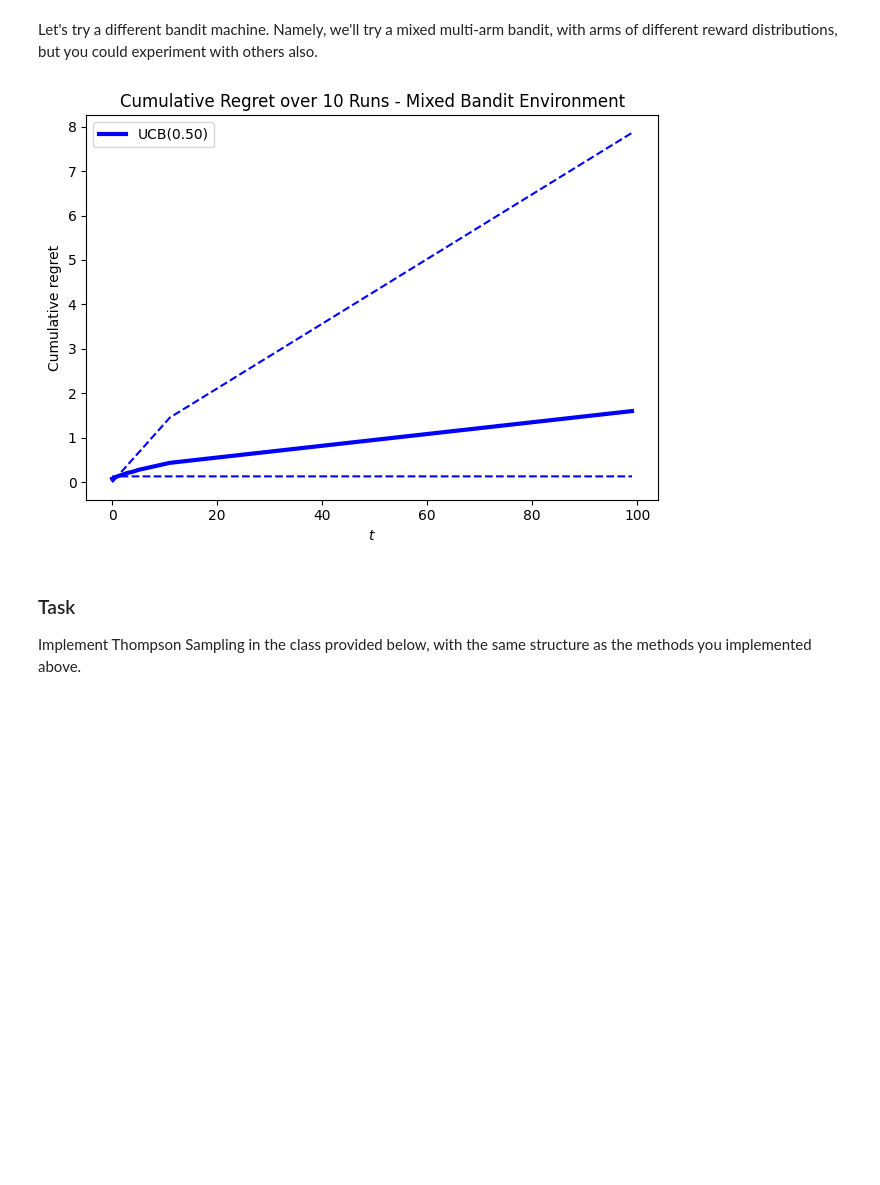
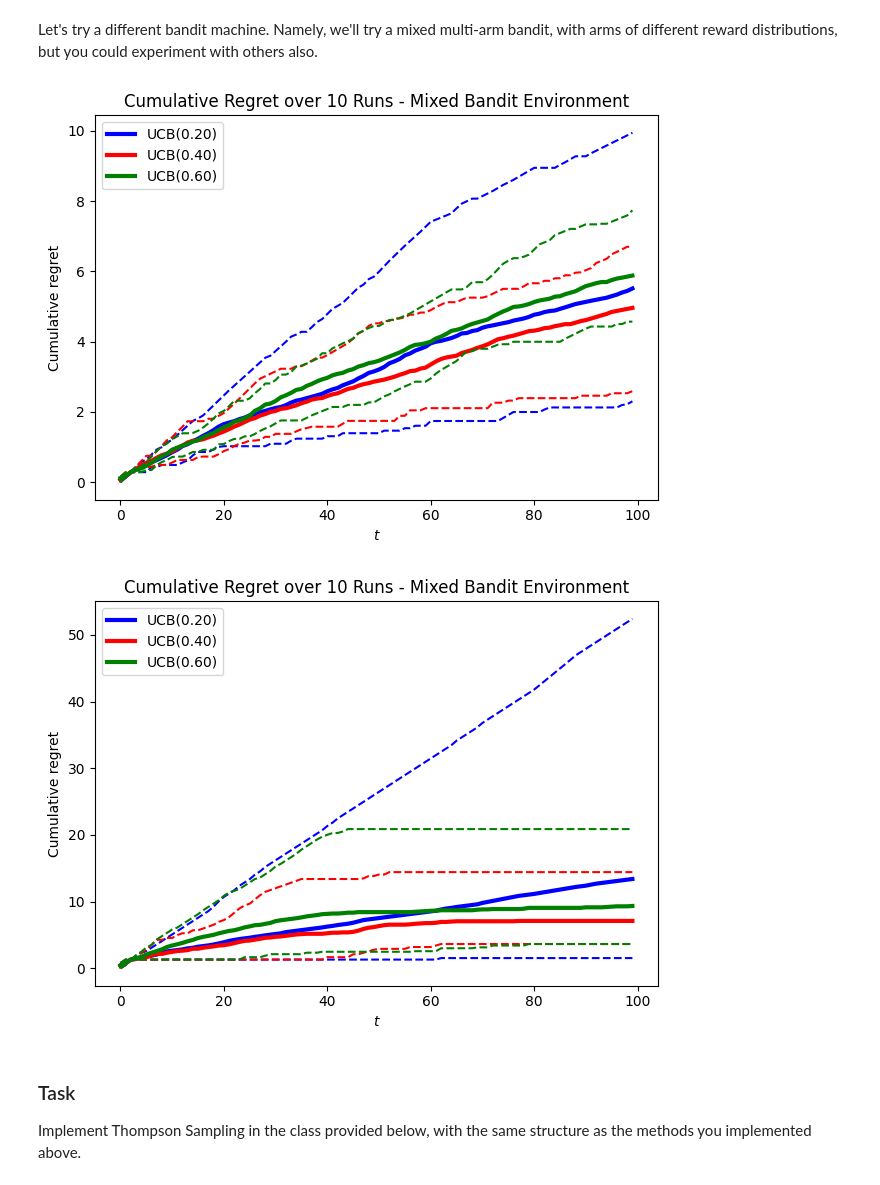
Before and after one commit to rafinhafpb/ML-Autonomous-Agents, a Jupyter notebook: TP3/Lab_03.ipynb, the cells around one changed output. Cells and saved outputs as stored; diff of their text form; code cells hidden in the pictures; blank space fills up the shorter version.

```diff
--- a/TP3/Lab_03.ipynb
+++ b/TP3/Lab_03.ipynb
@@ -285,18 +287,17 @@ class UCB():
         self.t = 0
 
     def act(self):
+        ''' balance exploration and exploitation by encourages the agent to pick arms with high average rewards, but ensures that arms with fewer pulls are favored '''
+        self.t += 1
         if (min(self.nbDraws)==0):
             return randmax(-self.nbDraws)
         else:
-            return randmax(self.cumRewards/self.nbDraws + np.sqrt(self.alpha*np.log(self.t+1)/self.nbDraws))
+            return randmax(self.cumRewards/self.nbDraws + np.sqrt(self.alpha*np.log(self.t)/self.nbDraws))
 
     def update(self,a,r):
         self.cumRewards[a] = self.cumRewards[a] + r
         self.nbDraws[a] = self.nbDraws[a] + 1
 
-    def render(env):
-        return env.render()
-
     def name(self):
         return "UCB(%3.2f)" % self.alpha
 # %% [markdown]
@@ -310,12 +310,19 @@ env_G.render() # ,fname="bandit_ucb_trained.pdf"
 # %% [markdown]
 Let's try a different bandit machine. Namely, we'll try a mixed multi-arm bandit, with arms of different reward distributions, but you could experiment with others also.
 # %%
-from bandit_machines import MixedMAB, TruncatedExponential, Bernoulli
+from bandit_machines import MixedMAB, TruncatedExponential, Bernoulli, Gaussian
 # You should play around with different types of bandit environments here
+
 env_M = MixedMAB([TruncatedExponential(2, 1), Bernoulli(0.3), TruncatedExponential(3.5, 1)])
-plot_results(env_M, [ucb], T=100, N=10)
+
+plot_results(env_M, [UCB(env_M.n_arms, alpha=0.2), UCB(env_M.n_arms, alpha=0.4), UCB(env_M.n_arms, alpha=0.6)], T=100, N=10)
+
+env_M1 = MixedMAB([Gaussian(1), Bernoulli(0.5), TruncatedExponential(5, 2)])
+
+plot_results(env_M1, [UCB(env_M1.n_arms, alpha=0.2), UCB(env_M1.n_arms, alpha=0.4), UCB(env_M1.n_arms, alpha=0.6)], T=100, N=10)
 # %% [output]
-[figure, old version]
+[figure, new version]
+[figure, added]
 # %% [markdown]
 ### Task
 
```
Also changed, not shown: parts of 10 cells of this notebook, 2 other files.
